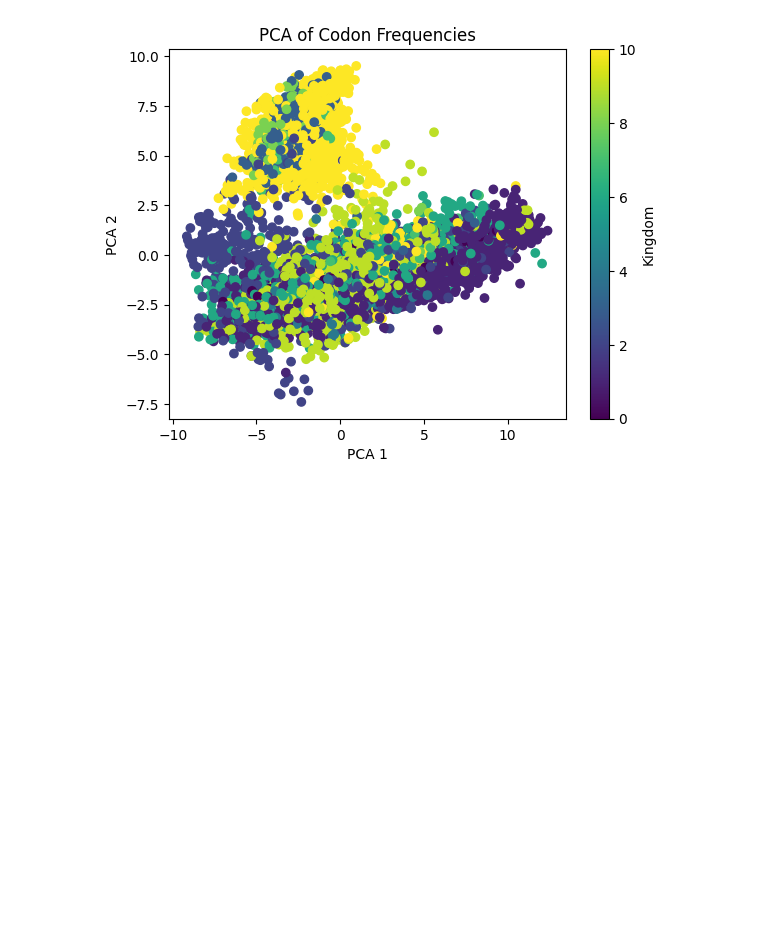
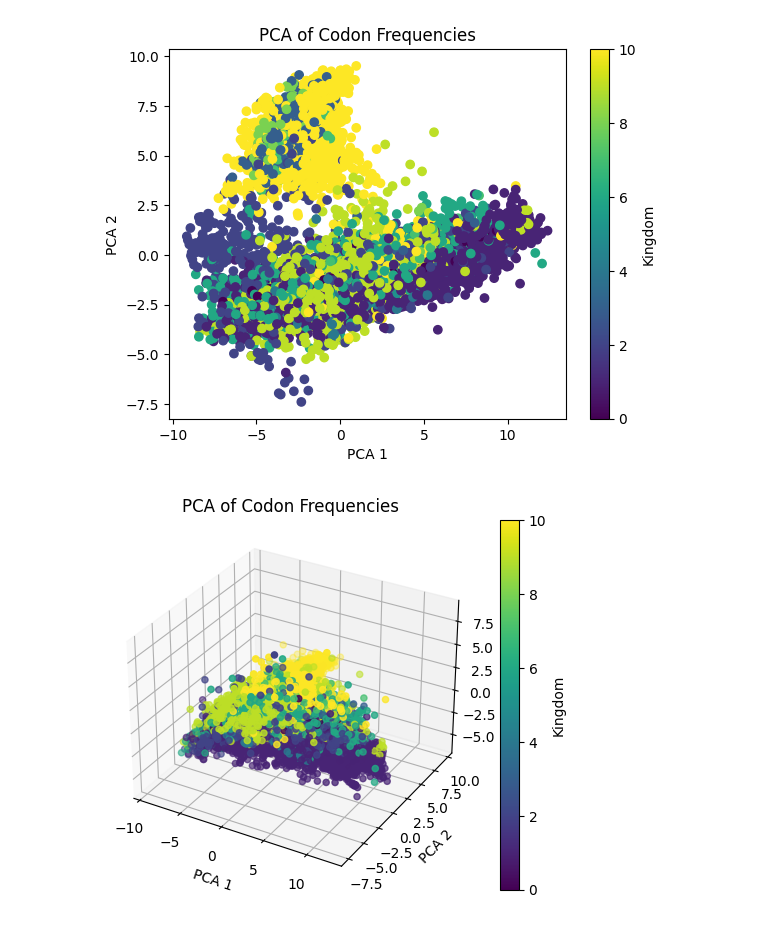
Before and after one commit to AriannaRigamonti/MachineLearning, a Jupyter notebook: MachineLearning_hw.ipynb, the cells around one changed output. Saved outputs shown, nothing was run; the diff lists cells and outputs as text; code cells hidden in the pictures; blank space fills up the shorter version.

```diff
--- a/MachineLearning_hw.ipynb
+++ b/MachineLearning_hw.ipynb
@@ -134,6 +98,35 @@ plt.colorbar(label='Kingdom')
 plt.show()
 # %% [output]
 [figure]
+# %%
+import matplotlib.pyplot as plt
+from mpl_toolkits.mplot3d import Axes3D  # Importing Axes3D for 3D plotting
+import pandas as pd  # Importing pandas for pd.Categorical
+
+# Assuming you have already defined pca_result and train DataFrame
+
+# Convert categorical values in "Kingdom" to numerical representations
+train['Kingdom_code'] = pd.Categorical(train['Kingdom']).codes
+
+# Visualization of PCA results in 3D with color based on the numerical representation of "Kingdom"
+fig = plt.figure()
+ax = fig.add_subplot(111, projection='3d')
+
+# Scatter plot in 3D
+scatter = ax.scatter(pca_result[:, 0], pca_result[:, 1], pca_result[:, 2], c=train['Kingdom_code'], cmap='viridis')
+
+# Adding labels and title
+ax.set_xlabel('PCA 1')
+ax.set_ylabel('PCA 2')
+ax.set_zlabel('PCA 3')
+ax.set_title('PCA of Codon Frequencies')
+
+# Adding colorbar
+plt.colorbar(scatter, ax=ax, label='Kingdom')
+
+plt.show()
+# %% [output]
+[figure, added]
 # %%
 # Convert categorical values in "Kingdom" to numerical representations
 #train['Kingdom_code'] = pd.Categorical(train['Kingdom']).codes
```
Also changed, not shown: parts of 8 cells of this notebook.
